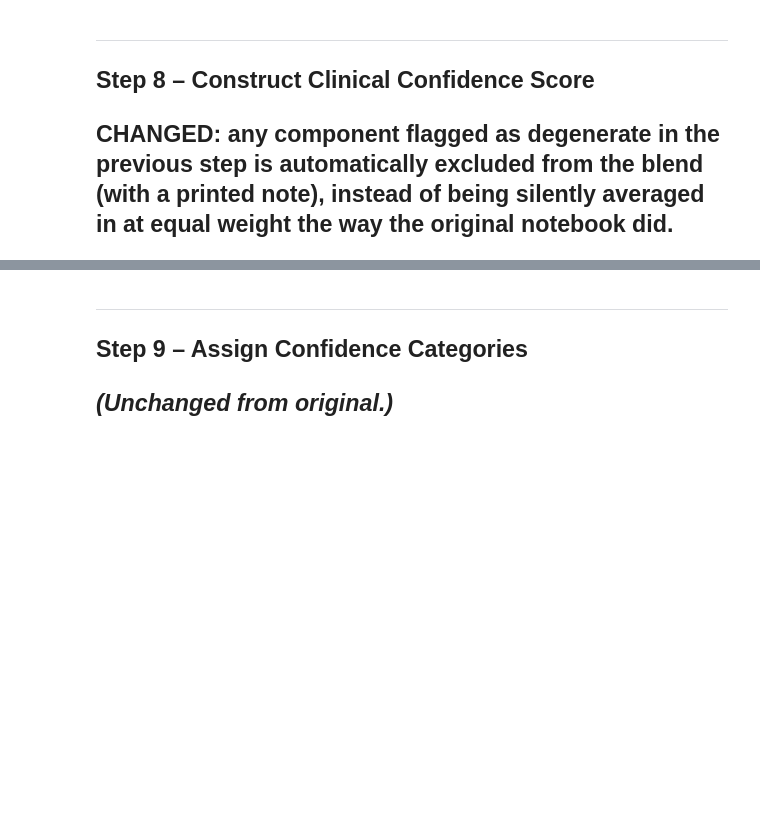
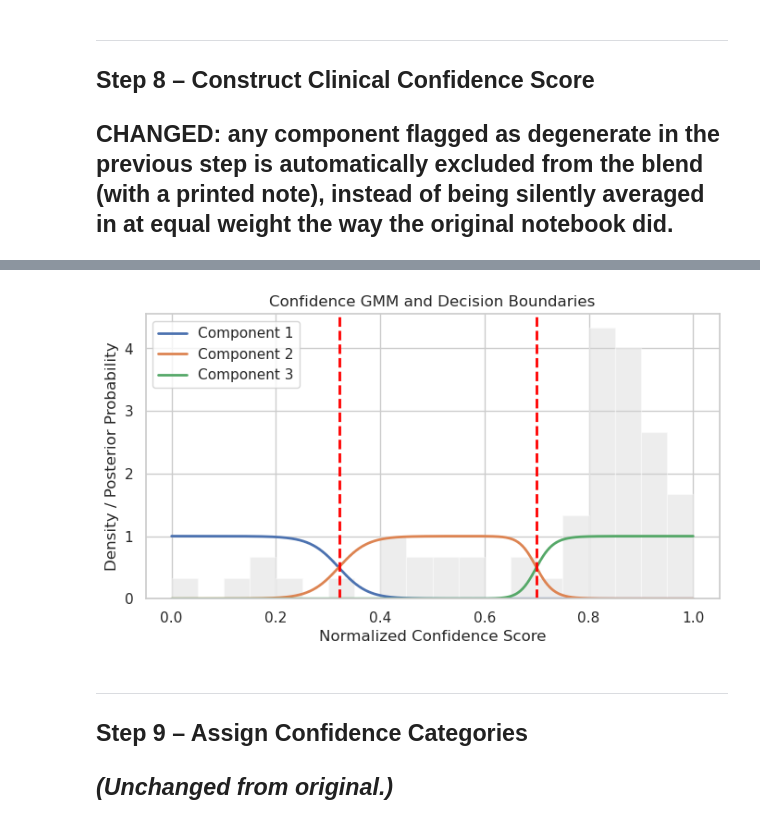
Before and after one commit to ndesai777777/prism_repo, a Jupyter notebook: PRISM_Clinical_Confidence_Layer_Revised.ipynb, the cells around one changed output, grey strips where cells are left out. Cells and saved outputs as stored; diff of their text form; code cells hidden in the pictures; blank space fills up the shorter version.

```diff
--- a/PRISM_Clinical_Confidence_Layer_Revised.ipynb
+++ b/PRISM_Clinical_Confidence_Layer_Revised.ipynb
@@ -671,0 +789,76 @@ print(f'  Range: [{confidence_score_normalized.min():.3f}, {confidence_score_nor
+# %%
+import numpy as np
+import matplotlib.pyplot as plt
+from sklearn.mixture import GaussianMixture
+
+# Fit GMM
+gmm_conf = GaussianMixture(
+    n_components=3,
+    random_state=SEED,
+)
+gmm_conf.fit(confidence_score_normalized.reshape(-1, 1))
+
+# Predict cluster labels
+labels = gmm_conf.predict(confidence_score_normalized.reshape(-1, 1))
+
+# Order clusters by mean confidence
+order = np.argsort(gmm_conf.means_.flatten())
+
+# Relabel so:
+# 0 = Low
+# 1 = Medium
+# 2 = High
+mapping = {old: new for new, old in enumerate(order)}
+labels = np.vectorize(mapping.get)(labels)
+
+# Evaluate posterior probabilities on a dense grid
+x = np.linspace(0, 1, 1000).reshape(-1, 1)
+probs = gmm_conf.predict_proba(x)[:, order]
+
+# Decision boundaries
+pred = np.argmax(probs, axis=1)
+boundaries = []
+
+for i in range(len(pred) - 1):
+    if pred[i] != pred[i + 1]:
+        boundaries.append((x[i, 0] + x[i + 1, 0]) / 2)
+
+print("Confidence thresholds:")
+print(f"Low    : < {boundaries[0]:.3f}")
+print(f"Medium : {boundaries[0]:.3f} - {boundaries[1]:.3f}")
+print(f"High   : >= {boundaries[1]:.3f}")
+
+# Visualization
+plt.figure(figsize=(8,4))
+
+plt.hist(
+    confidence_score_normalized,
+    bins=20,
+    density=True,
+    alpha=0.4,
+    color="lightgray",
+)
+
+for k in range(3):
+    plt.plot(
+        x,
+        probs[:, k],
+        linewidth=2,
+        label=f"Component {k+1}",
+    )
+
+for b in boundaries:
+    plt.axvline(
+        b,
+        color="red",
+        linestyle="--",
+        linewidth=2,
+    )
+
+plt.xlabel("Normalized Confidence Score")
+plt.ylabel("Density / Posterior Probability")
+plt.title("Confidence GMM and Decision Boundaries")
+plt.legend()
+
+plt.show()
+# %% [output]
@@ -672,3 +869,4 @@ print(f'  Range: [{confidence_score_normalized.min():.3f}, {confidence_score_nor
+[figure, added]
 # %% [markdown]
 ---
 ## Step 9 – Assign Confidence Categories
```
Also changed, not shown: parts of 17 cells of this notebook, 11 other files.
